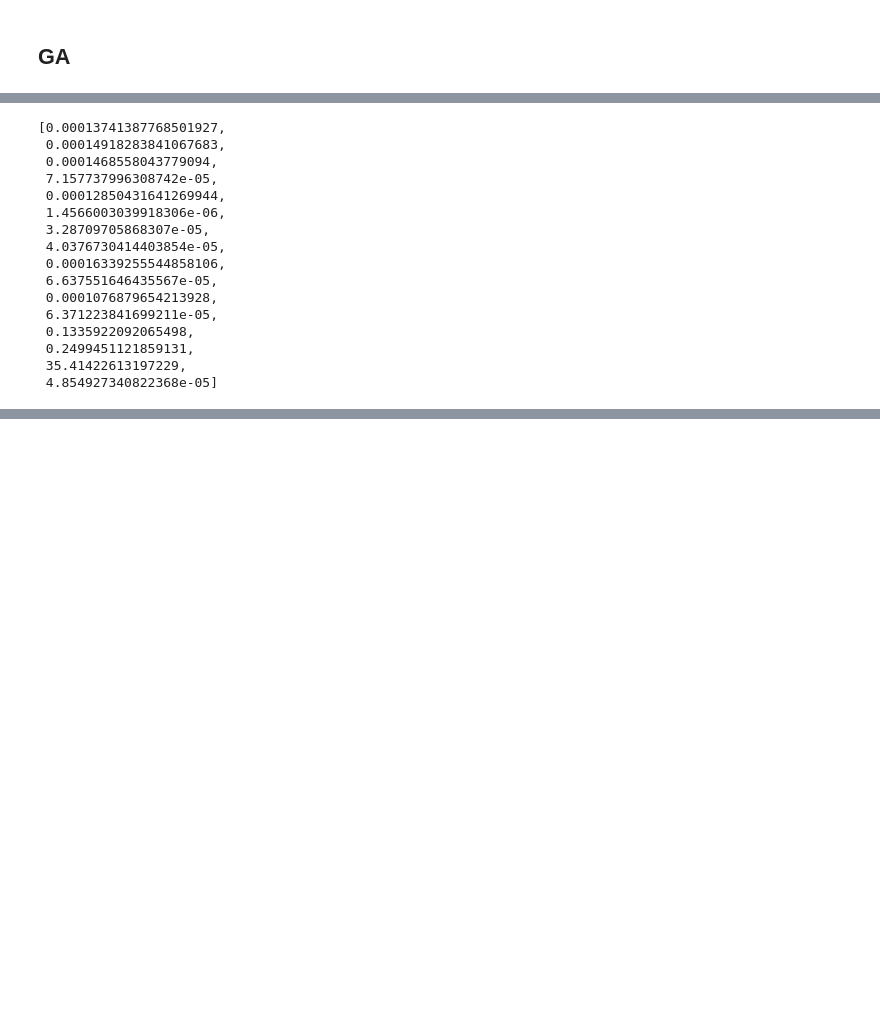
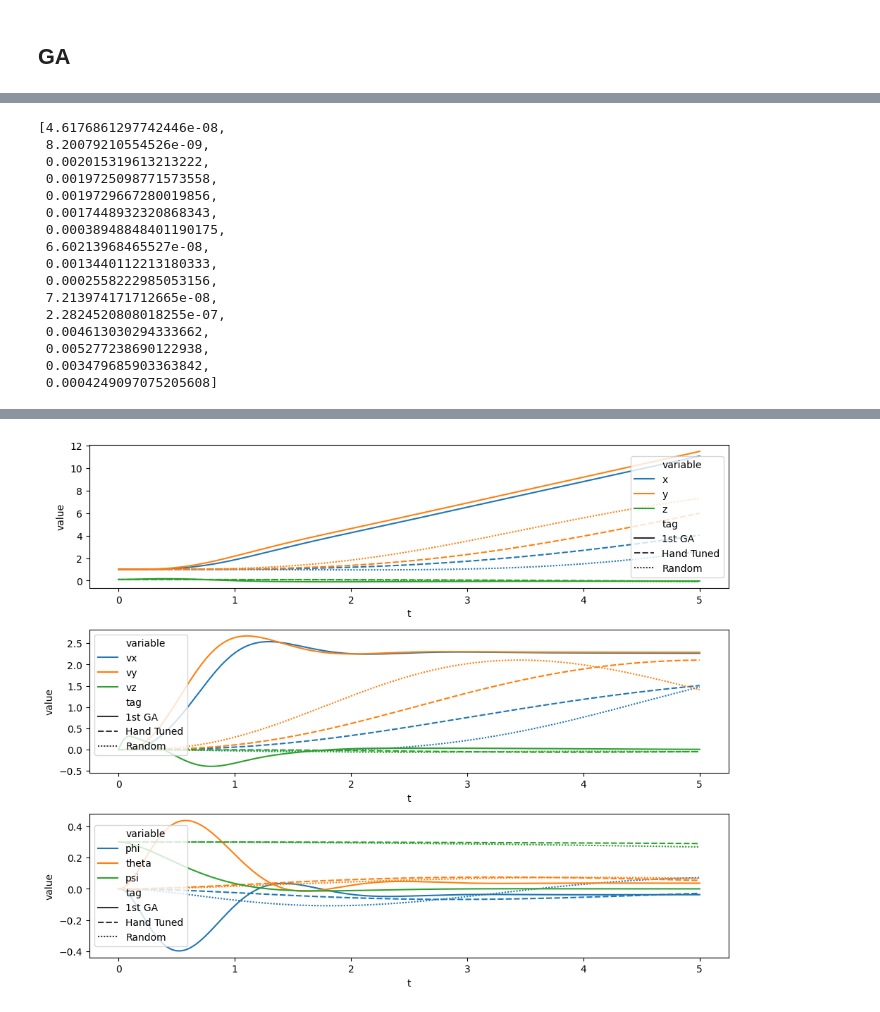
Before and after one commit to iwishiwasaneagle/jdrones, a Jupyter notebook: docs/examples/ga_tune_lqr_drone.ipynb, the cells around one changed output, grey strips where cells are left out. Saved outputs shown, nothing was run; the diff lists cells and outputs as text; code cells hidden in the pictures; blank space fills up the shorter version.

```diff
--- a/docs/examples/ga_tune_lqr_drone.ipynb
+++ b/docs/examples/ga_tune_lqr_drone.ipynb
@@ -87,6 +87,6 @@ u = np.zeros((int(T/dt),3))
 CXPB, MUTPB = 0.55, 0.05
 # %%
-Q = np.array([10, 10, 1, 1, 1, 1, 100, 100, 10, 1, 1, 1]) * 1e-6
+Q = np.array([1, 1, 1, 50, 50, 10, 100, 100, 10, 1, 1, 1]) * 1e-6
 R = np.array([10, 10, 100, 0.001])
 benchmark = cost(np.concatenate([Q,R]), dt, u)
 benchmark
@@ -123,27 +128,8 @@ toolbox.register("mate", tools.cxOnePoint)
 toolbox.register("mutate", mutNGaus, scale=SCALE,N=1, indpb=1/NDIM)
 toolbox.register("select", tools.selTournament, tournsize=3)
 # %%
-def get_pop(n=30):
+def get_pop(n=50):
     pop = toolbox.population(n=n)
-    # Seed with one that we know is good
-    pop[0] = creator.Individual([
-        8.991192078204383e-05,
-        8.806431753269343e-05,
-        8.091799938753304e-05,
-        3.632257365747144e-05,
-        6.764156497790077e-06,
-        2.328062112946342e-05,
-        3.28709705868307e-05,
-        3.238878003477344e-05,
-        4.672184058816576e-05,
-        8.04579280110124e-05,
-        7.189365004554992e-05,
-        8.188944953864152e-05,
-        2.094619920797816,
-        4.1435633102757645,
-        42.47949524890384,
-        4.854927340822368e-05,
-    ])
     return pop
 # %%
 def get_stats():
@@ -178,11 +164,11 @@ if 'hof' in globals():
 else:
     hof = get_hof()
 
-for ind, fit in zip(pop, map(toolbox.evaluate, pop)):
+for ind, fit in zip(pop, toolbox.map(toolbox.evaluate, pop)):
     ind.fitness.values = (fit,)
 fits = [ind.fitness.values[0] for ind in pop]
 
-progress = trange(start_gen,200+start_gen)
+progress = trange(start_gen,5000+start_gen)
 for i in progress:
     hof.update(pop)
 
@@ -191,7 +177,7 @@ for i in progress:
     progress.set_description(f"({i}) Rel. imp. = {benchmark-hof[0].fitness.values[0]:.2f} | Best: {hof[0].fitness.values[0]:.2f} | Avg: {compiled['avg']:.2f} | Std: {compiled['std']:.2f}")
 
     offspring = toolbox.select(pop, len(pop))
-    offspring = list(map(toolbox.clone, offspring))
+    offspring = list(toolbox.map(toolbox.clone, offspring))
 
     for child1, child2 in zip(offspring[::2], offspring[1::2]):
         if random.random() < CXPB:
@@ -205,7 +191,7 @@ for i in progress:
             del mutant.fitness.values
 
     invalid_ind = [ind for ind in offspring if not ind.fitness.valid]
-    fitnesses = map(toolbox.evaluate, invalid_ind)
+    fitnesses = toolbox.map(toolbox.evaluate, invalid_ind)
     for ind, fit in zip(invalid_ind, fitnesses):
         ind.fitness.values = (fit,)
     pop[:] = offspring
@@ -226,41 +209,37 @@ plt.show()
 # %%
 hof[0]
 # %% [output]
-[0.00013741387768501927,
- 0.00014918283841067683,
- 0.0001468558043779094,
- 7.157737996308742e-05,
- 0.00012850431641269944,
- 1.4566003039918306e-06,
- 3.28709705868307e-05,
- 4.0376730414403854e-05,
- 0.00016339255544858106,
- 6.637551646435567e-05,
- 0.0001076879654213928,
- 6.371223841699211e-05,
- 0.1335922092065498,
- 0.2499451121859131,
- 35.41422613197229,
- 4.854927340822368e-05]
+[4.6176861297742446e-08,
+ 8.20079210554526e-09,
+ 0.002015319613213222,
+ 0.0019725098771573558,
+ 0.0019729667280019856,
+ 0.0017448932320868343,
+ 0.00038948848401190175,
+ 6.60213968465527e-08,
+ 0.0013440112213180333,
+ 0.0002558222985053156,
+ 7.213974171712665e-08,
+ 2.2824520808018255e-07,
+ 0.004613030294333662,
+ 0.005277238690122938,
+ 0.003479685903363842,
+ 0.0004249097075205608]
 # %%
 df = pd.concat(
     [
         simulate(
             get_drone(*individual_to_Q_R(f), dt),
-            np.concatenate(
-                [
-                   np.zeros((int(30 / dt), 3))
-                ]
-            ),
+            u,
         ).to_df(tag=t, dt=dt)
         for t, f in [["1st GA", hof[0]], ["Hand Tuned", np.concatenate([Q,R])], ["Random", toolbox.individual()]]
     ]
 ).reset_index()
 # %%
-fig, ax = plt.subplots(2, figsize=(10, 8))
+fig, ax = plt.subplots(3, figsize=(10, 8))
 ax = ax.flatten()
 for i, vars in enumerate(
-    ["'x','y','z'", "'phi','theta','psi'"]
+    ["'x','y','z'","'vx','vy','vz'", "'phi','theta','psi'"]
 ):
     sns.lineplot(
         data=df.query(f"variable in ({vars})"),
@@ -278,0 +256 @@ plt.show()
+[figure, added]
```
Also changed, not shown: parts of 12 cells of this notebook.
